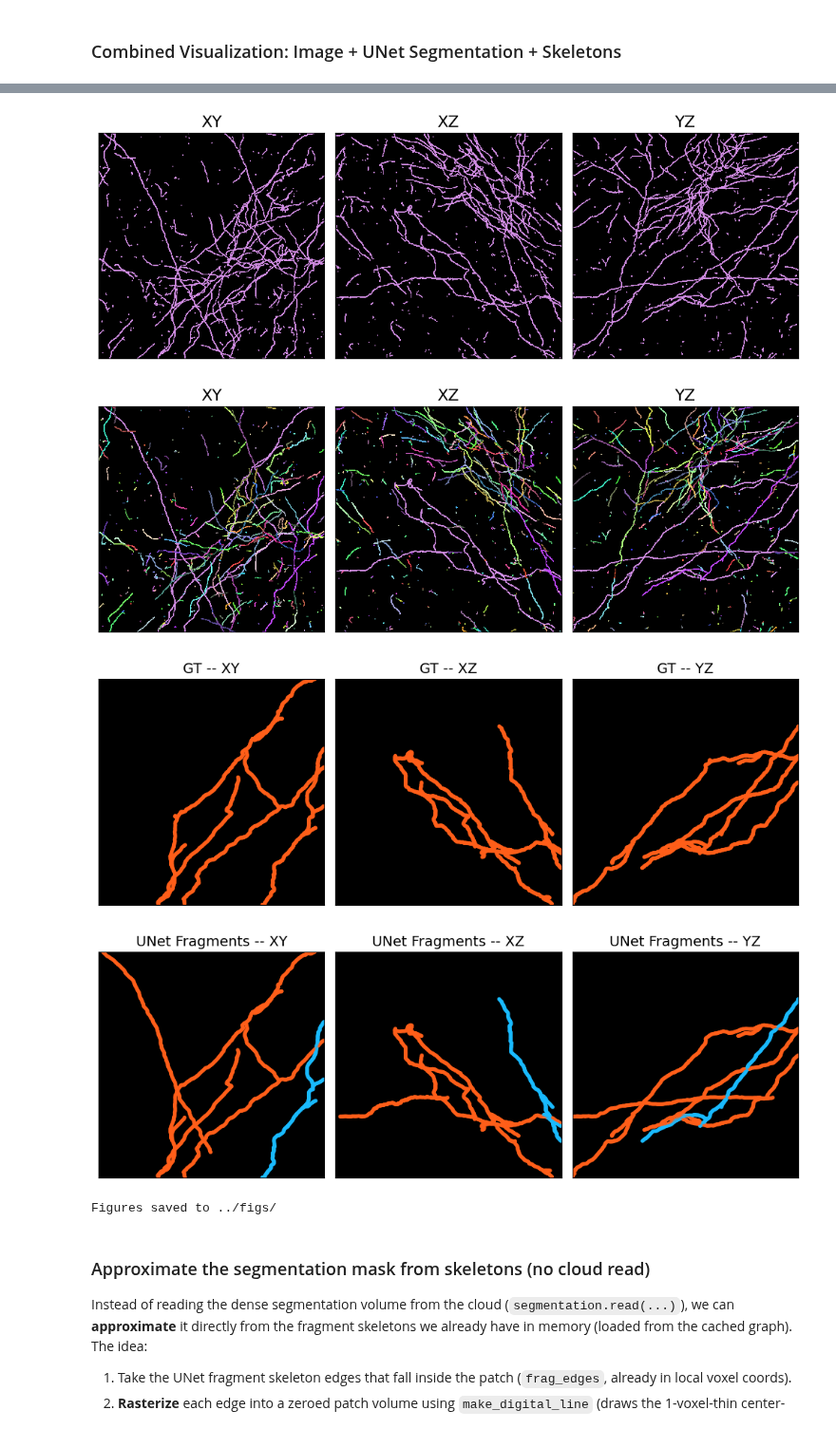
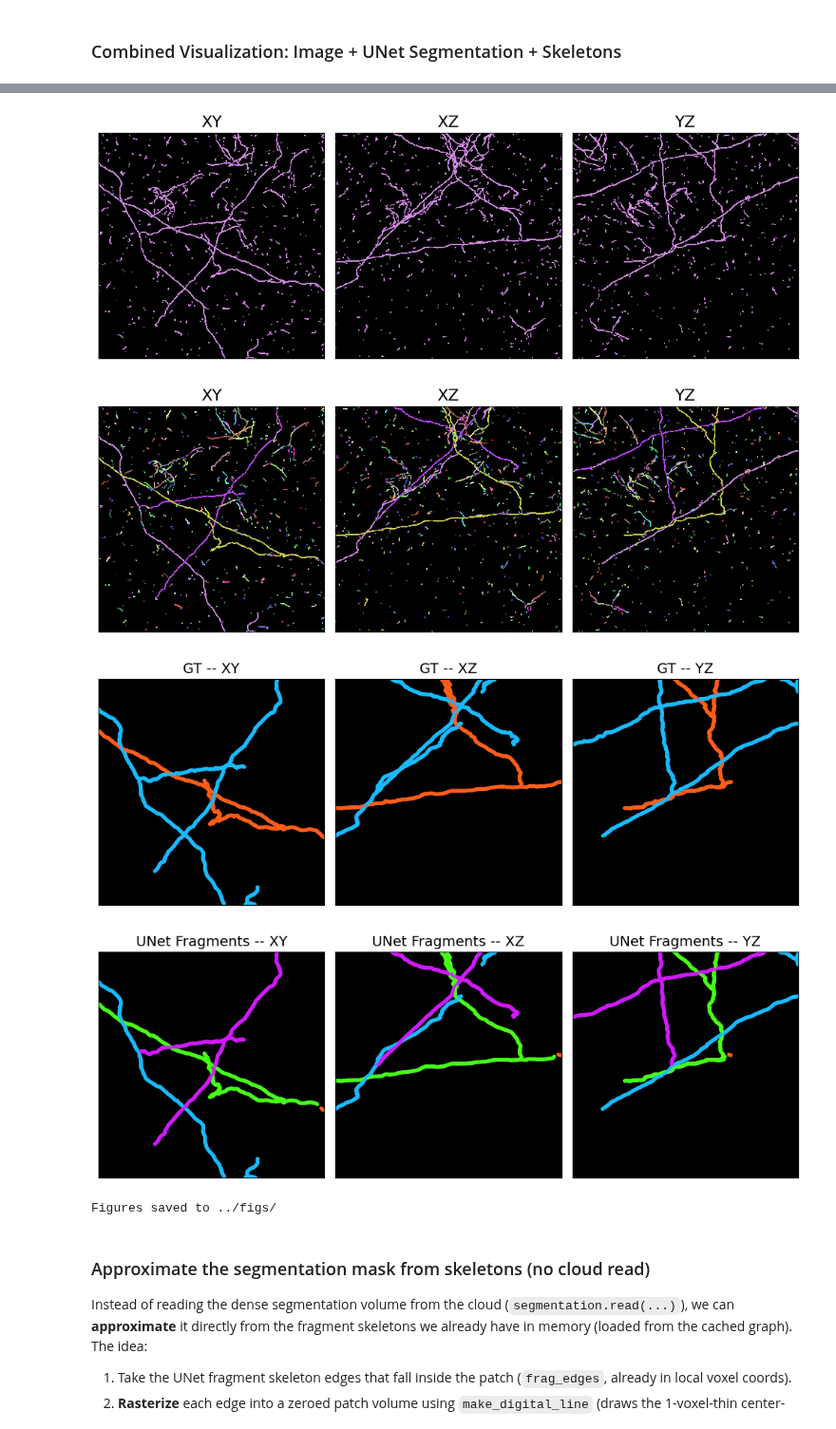
Before and after one commit to StevenZhang0116/exa-spim-agent, a Jupyter notebook: notebooks/load_skeletons_from_cache.ipynb, the cells around one changed output, grey strips where cells are left out. Shown at 95% size. Cells and saved outputs as stored; diff of their text form; code cells hidden in the pictures.

```diff
--- a/notebooks/load_skeletons_from_cache.ipynb
+++ b/notebooks/load_skeletons_from_cache.ipynb
@@ -17,9 +22,11 @@ os.environ["AWS_EC2_METADATA_DISABLED"] = "true"
 ## Section 1: Load From Cache
 # %%
 brain_id = "794495"
-segmentation_id = "raw.unet_449_splits_and_merges_900000"
+# Segmentation id is looked up from configs/segmentation_datasets.rtf by brain_id.
+segmentation_id = get_segmentation_id(brain_id)
+print(f"brain_id={brain_id} -> segmentation_id={segmentation_id}")
 
-cache_path = f"../dataset_cache_{brain_id}_mcl1000.pkl"
+cache_path = f"../cache/dataset_cache_{brain_id}_mcl1000.pkl"
 dataset = BrainDataset.load_from_cache(cache_path)
 
 segmentation_path = f"gs://allen-nd-goog/from_google/{brain_id}/whole_brain/{segmentation_id}/"
@@ -70,7 +64,7 @@ Total segmentation components (unique segment IDs):        10,172
 ### Combined Visualization: Image + UNet Segmentation + Skeletons
 # %%
 # Parameters
-size_dim = 1024
+size_dim = 256
 patch_shape = (size_dim, size_dim, size_dim)
 use_groundtruth = True
 
@@ -204,6 +198,6 @@ Seg volume: 445 unique segment IDs, 701,651 labeled voxels / 1,073,741,824 total
-[figure, old version]
+[figure, new version]
-[figure, old version]
+[figure, new version]
-[figure, old version]
+[figure, new version]
 Figures saved to ../figs/
 # %% [markdown]
 ### Approximate the segmentation mask from skeletons (no cloud read)
```
Also changed, not shown: parts of 10 cells of this notebook, 10 other files.
